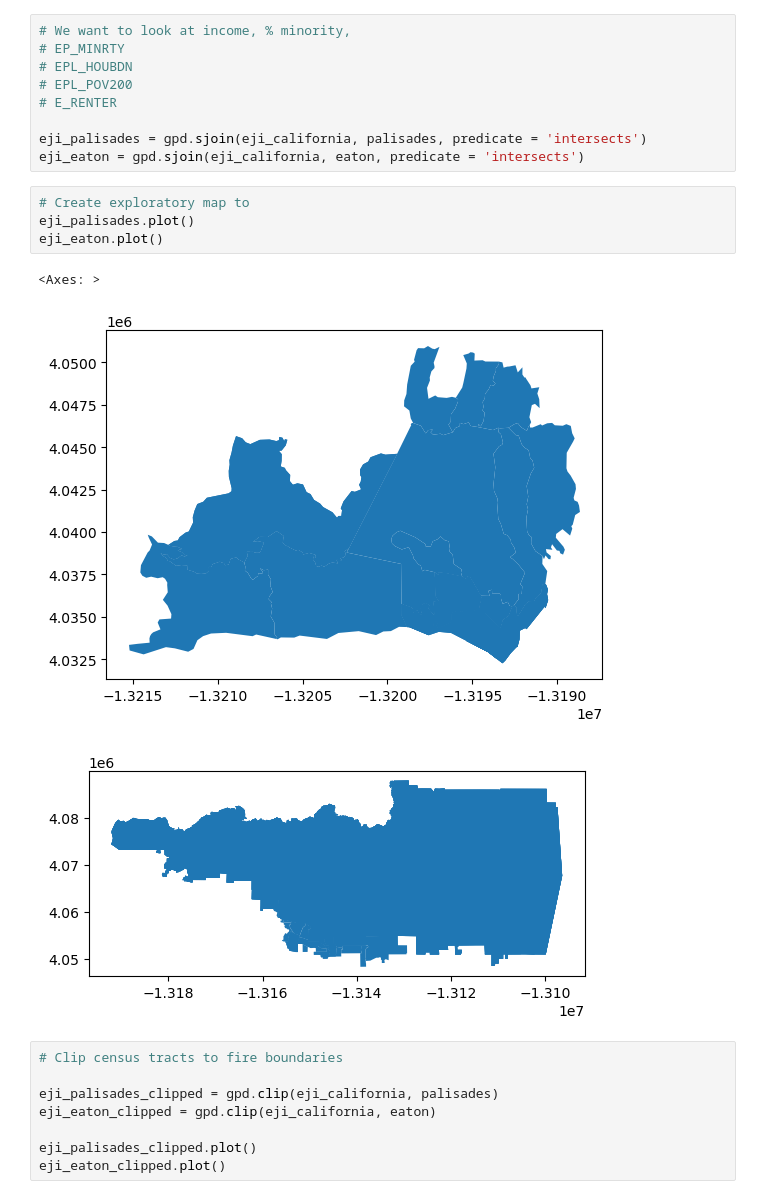
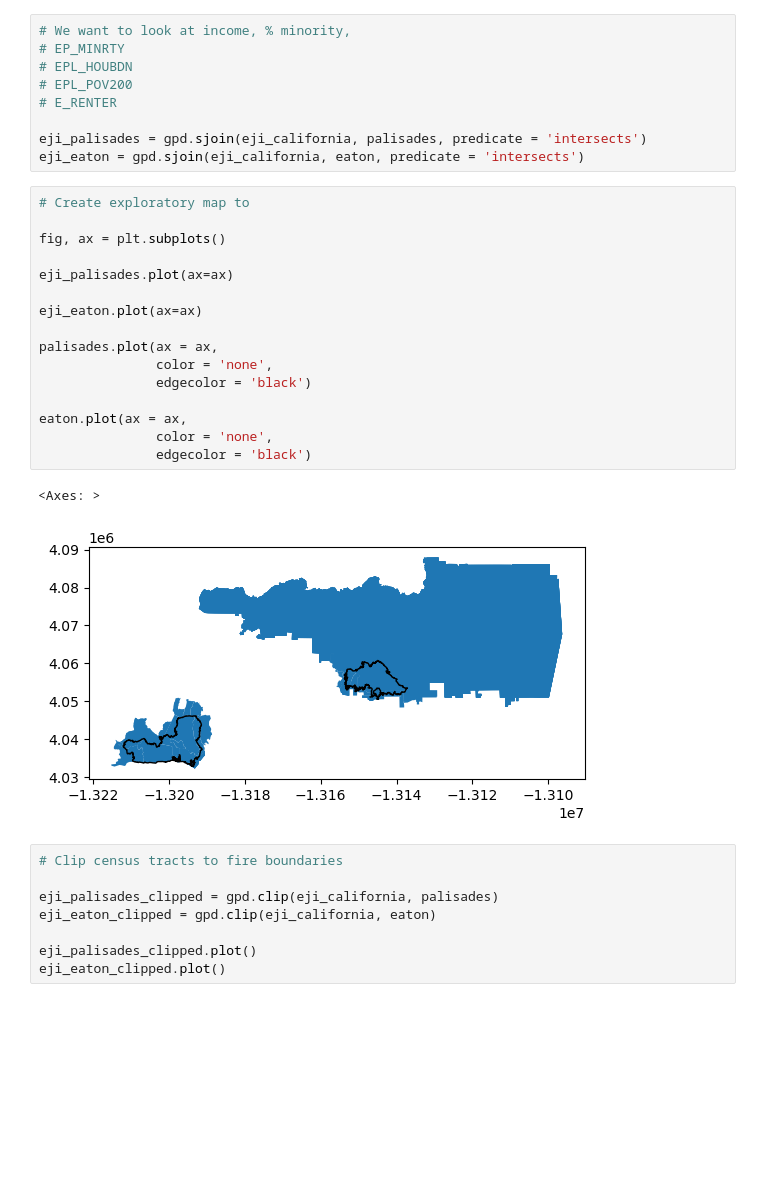
Before and after one commit to ht-oliver/eds220-2025-sections, a Jupyter notebook: section-8-social-fires.ipynb, the cells around one changed output. Saved outputs shown, nothing was run; the diff lists cells and outputs as text; blank space fills up the shorter version.

Commit message:
Add exploratory figure

```diff
--- a/section-8-social-fires.ipynb
+++ b/section-8-social-fires.ipynb
@@ -35,12 +35,23 @@ eji_palisades = gpd.sjoin(eji_california, palisades, predicate = 'intersects')
 eji_eaton = gpd.sjoin(eji_california, eaton, predicate = 'intersects')
 # %%
 # Create exploratory map to
-eji_palisades.plot()
-eji_eaton.plot()
+
+fig, ax = plt.subplots()
+
+eji_palisades.plot(ax=ax)
+
+eji_eaton.plot(ax=ax)
+
+palisades.plot(ax = ax,
+               color = 'none',
+               edgecolor = 'black')
+
+eaton.plot(ax = ax,
+               color = 'none',
+               edgecolor = 'black')
 # %% [output]
 <Axes: >
-[figure, old version]
+[figure, new version]
-[figure, removed]
 # %%
 # Clip census tracts to fire boundaries
 
```
Also changed, not shown: parts of 2 cells of this notebook.
